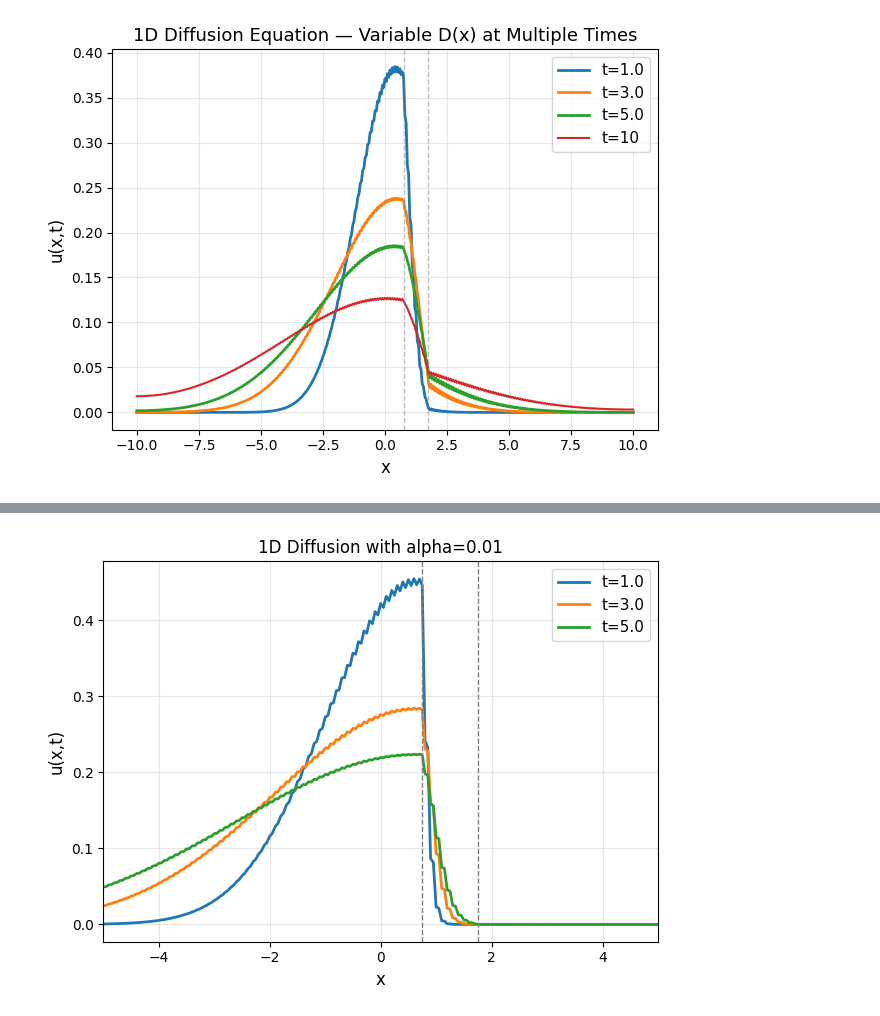
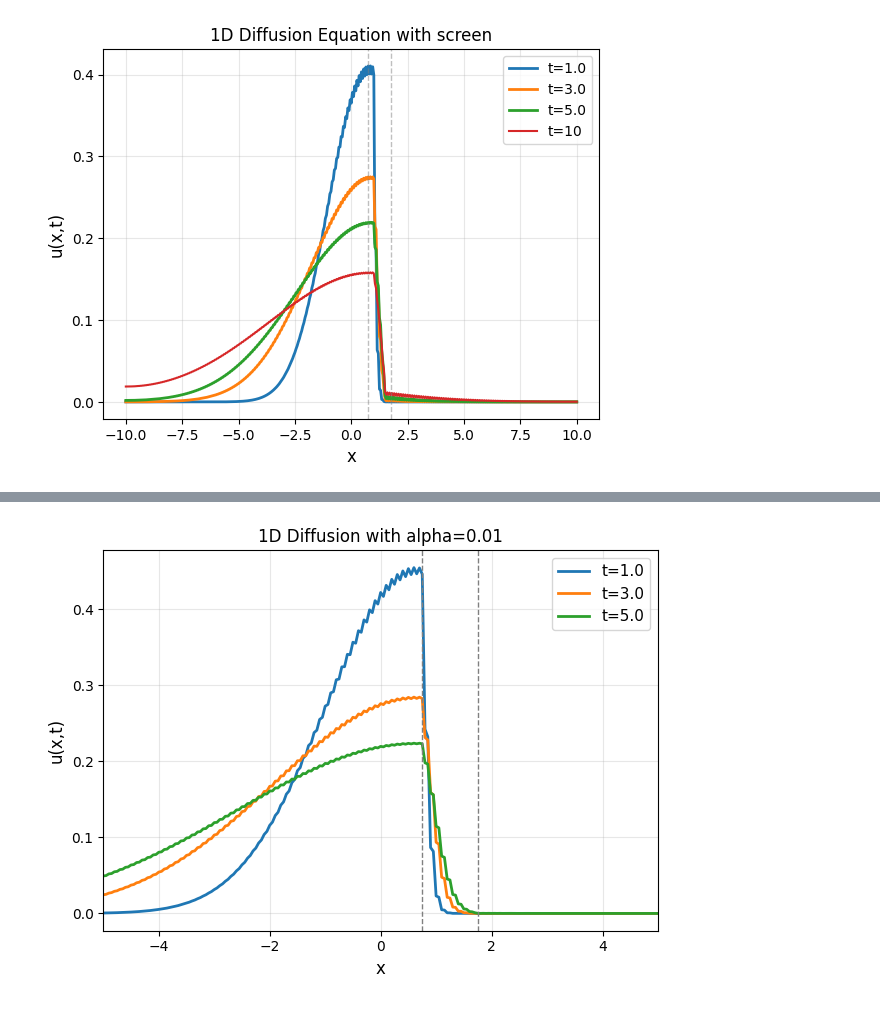
Before and after one commit to hinkleylg/Industrial-Project-1, a Jupyter notebook: Forward Euler + Centred Difference + Screen.ipynb, the cells around one changed output, grey strips where cells are left out. Drawn from its saved outputs; the diff is of its cells as text; code cells hidden in the pictures.

```diff
--- a/Forward Euler + Centred Difference + Screen.ipynb
+++ b/Forward Euler + Centred Difference + Screen.ipynb
@@ -1,10 +1,13 @@
 # %%
 import numpy as np
 import matplotlib.pyplot as plt
+# %%
+screen = 1.25
+w = 0.5
 # %%
 # --- Implementation of Eulers method with CFD ---
 
-Nx_spaces = 400        # number of intervals
+Nx_spaces = 400
 L = 10
 Nx_points = Nx_spaces + 1
 x = np.linspace(-L, L, Nx_points)
@@ -18,10 +21,6 @@ dx = x[1] - x[0]
 dt = t[1] - t[0]
 C = dt / (2 * dx)
 
-
-#ix_screen = np.argmin(np.abs(x - 0.0))  # index closest to x=0
-
-
 # Diffusion coefficient
 def make_D(x, alpha, w):
     D = np.ones_like(x)
@@ -29,9 +28,9 @@ def make_D(x, alpha, w):
     return D
 
 
-alpha = 0.1
+alpha = 0.01
 
-D = make_D(x, alpha, 1)
+D = make_D(x, alpha, w)
 
 
 # Initial condition: Gaussian δ(x)
@@ -50,51 +49,35 @@ def analytic_solution(x, t_exact):
     return u_exact
 
 
 # Forward Euler time stepping
 F = np.zeros_like(D)
 for n in range(N):
     u_new = u.copy()
     for j in range(1, Nx_points - 1):
         F[j] = D[j] * ((u[j+1] - u[j-1]) / (2 * dx) )
         u_new[j] = u[j] + C * (F[j+1] - F[j-1])
     # Neumann BCs
     u_new[0] = u_new[1]
     u_new[-1] = u_new[-2]
     u = u_new
 
     # Save solutions at specified times
     if n in save_indices:
         u_solutions[n * dt] = u.copy()
 
 actual_times = sorted(u_solutions.keys())
 
 for i, t_key in enumerate(actual_times):
     plt.plot(x, u_solutions[t_key],
              label=f't={t_key:.1f}', linewidth=2)
 plt.plot(x, u, label=f't={T}')
-plt.axvline(x=0.75, linestyle='--', color='gray', lw=1, alpha=0.5)
-plt.axvline(x=1.75, linestyle='--', color='gray', lw=1, alpha=0.5)
+plt.axvline(x=screen - w, linestyle='--', color='gray', lw=1, alpha=0.5)
+plt.axvline(x=screen + w, linestyle='--', color='gray', lw=1, alpha=0.5)
 plt.xlabel('x', fontsize=12)
 plt.ylabel('u(x,t)', fontsize=12)
-plt.title('1D Diffusion Equation — Variable D(x) at Multiple Times', fontsize=13)
-plt.legend(fontsize=11)
+plt.title('1D Diffusion Equation with screen')
 plt.grid(True, alpha=0.3)
-plt.tight_layout()
+plt.legend()
 plt.show()
-
-
-# plt.figure(figsize=(8, 5))
-# #plt.plot(x, u0, 'k--', label='Initial Gaussian (t=0)')
-# plt.plot(x, u, 'r-', label=f'Numerical (t={T})')
-# #plt.plot(x, u_exact, 'b--', label=f'Analytic Solution at t={T}')
-# plt.axvline(x = 0.75, linestyle = '--', lw=1)
-# plt.axvline(x = 1.75, linestyle = '--', lw=1)
-# plt.xlabel('x')
-# plt.ylabel('u(x,t)')
-# plt.title('1D Diffusion Equation — Variable D(x) + Neumann BCs')
-# plt.legend()
-# plt.grid(True)
-# plt.tight_layout()
-# plt.show()
 # %% [output]
-[figure, old version]
+[figure, new version]
```
Also changed, not shown: parts of 4 cells of this notebook, 1 other file.
